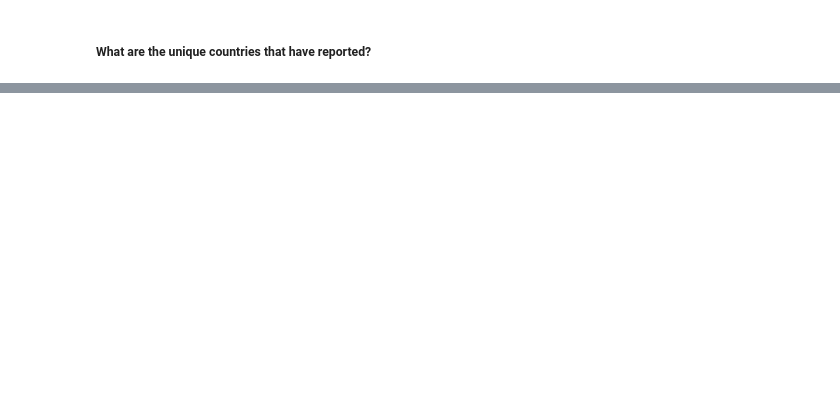
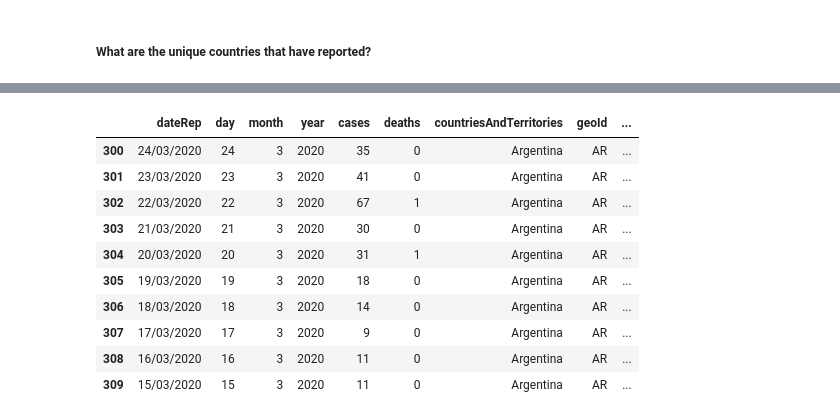
Before and after one commit to MnemoSemiotic/covid-19-exploration-with-pandas, a Jupyter notebook: exploring_covid_data_with_pandas.ipynb, the cells around one changed output, grey strips where cells are left out. Cells and saved outputs as stored; diff of their text form; code cells hidden in the pictures; blank space fills up the shorter version.

```diff
--- a/exploring_covid_data_with_pandas.ipynb
+++ b/exploring_covid_data_with_pandas.ipynb
@@ -156,0 +185,14 @@ SyntaxError: invalid syntax (<ipython-input-22-18537a330970>, line 1)
+# %%
+df[300:310]
+# %% [output]
+|  | dateRep | day | month | year | cases | deaths | countriesAndTerritories | geoId | ... |
+| 300 | 24/03/2020 | 24 | 3 | 2020 | 35 | 0 | Argentina | AR | ... |
+| 301 | 23/03/2020 | 23 | 3 | 2020 | 41 | 0 | Argentina | AR | ... |
+| 302 | 22/03/2020 | 22 | 3 | 2020 | 67 | 1 | Argentina | AR | ... |
+| 303 | 21/03/2020 | 21 | 3 | 2020 | 30 | 0 | Argentina | AR | ... |
+| 304 | 20/03/2020 | 20 | 3 | 2020 | 31 | 1 | Argentina | AR | ... |
+| 305 | 19/03/2020 | 19 | 3 | 2020 | 18 | 0 | Argentina | AR | ... |
+| 306 | 18/03/2020 | 18 | 3 | 2020 | 14 | 0 | Argentina | AR | ... |
+| 307 | 17/03/2020 | 17 | 3 | 2020 | 9 | 0 | Argentina | AR | ... |
+| 308 | 16/03/2020 | 16 | 3 | 2020 | 11 | 0 | Argentina | AR | ... |
+| 309 | 15/03/2020 | 15 | 3 | 2020 | 11 | 0 | Argentina | AR | ... |
```
Also changed, not shown: parts of 21 cells of this notebook, 1 other file.
